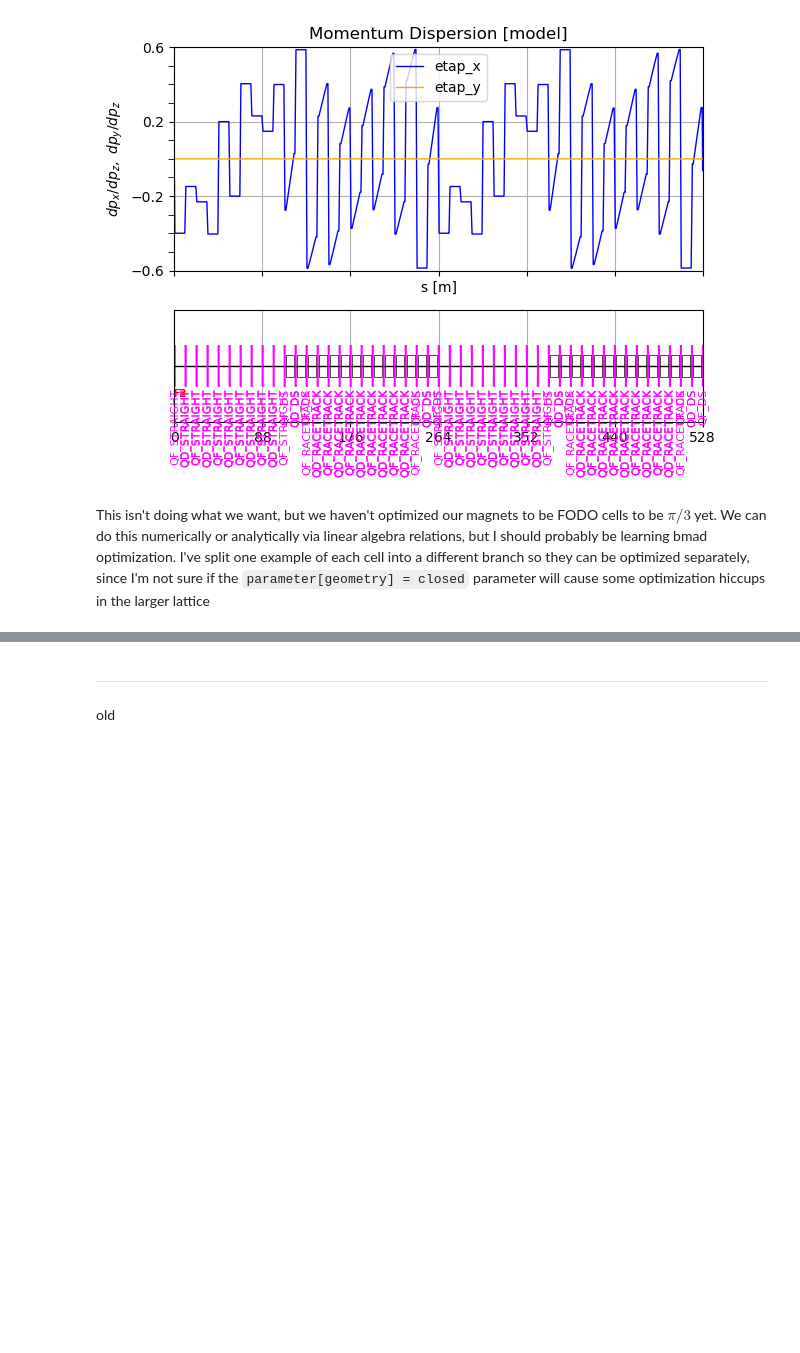
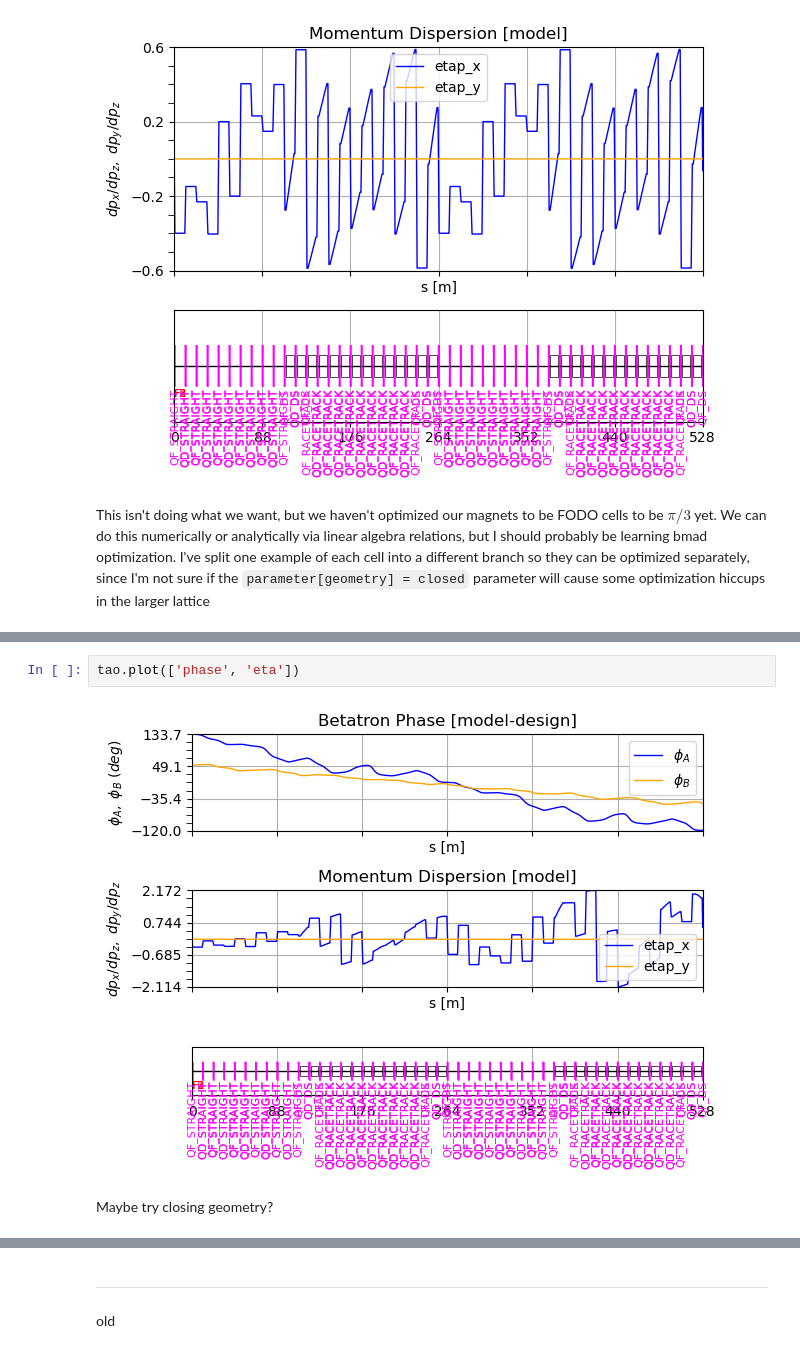
Before and after one commit to andrew-koren/learn-bmad, a Jupyter notebook: project_2/project_2.ipynb, the cells around one changed output, grey strips where cells are left out. Cells and saved outputs as stored; diff of their text form; blank space fills up the shorter version.

```diff
--- a/project_2/project_2.ipynb
+++ b/project_2/project_2.ipynb
@@ -789,0 +910,6 @@ tao.cmd(f'set data 2@data::phase.a|')
+# %%
+tao.plot(['phase', 'eta'])
+# %% [output]
+[figure, added]
+# %% [markdown]
+Maybe try closing geometry?
```
Also changed, not shown: parts of 13 cells of this notebook.
